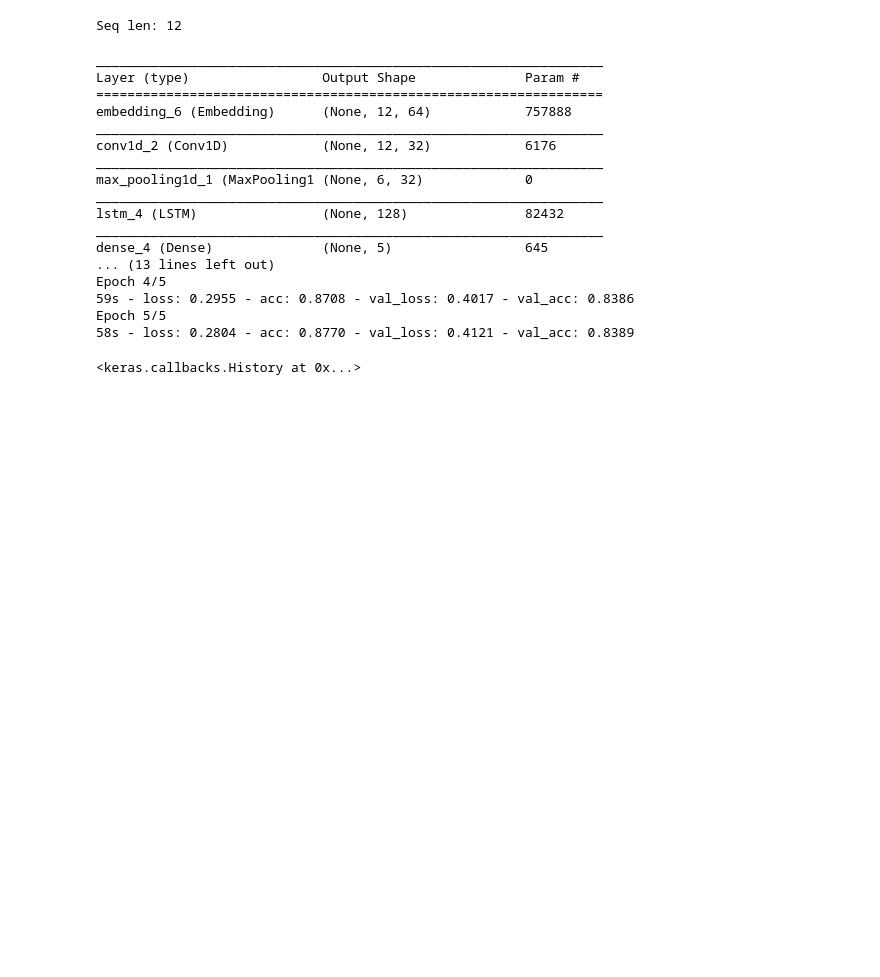
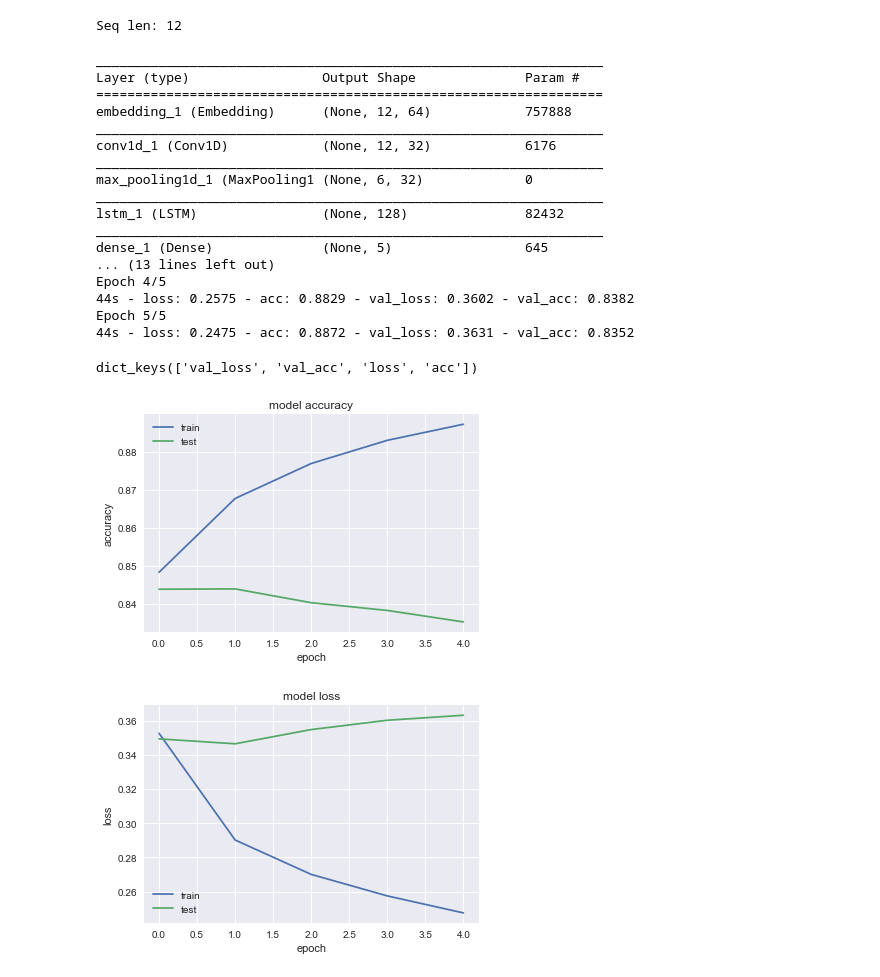
Before and after one commit to paulaceccon/ml-playground, a Jupyter notebook: Sentiment Analysis on Movie Reviews.ipynb, the cells around one changed output. Saved outputs shown, nothing was run; the diff lists cells and outputs as text; code cells hidden in the pictures; blank space fills up the shorter version.

```diff
--- a/Sentiment Analysis on Movie Reviews.ipynb
+++ b/Sentiment Analysis on Movie Reviews.ipynb
@@ -229,6 +229,25 @@ Seq len: 12
 X_train = df_train.drop(['Sentiment'], axis=1)
 y_train = df_train['Sentiment']
 X_valid = df_valid
+# %%
+def plot_history(history):
+    # list all data in history
+    print(history.history.keys())
+    # summarize history for accuracy
+    plt.plot(history.history['acc'])
+    plt.plot(history.history['val_acc'])
+    plt.title('model accuracy')
+    plt.ylabel('accuracy')
+    plt.xlabel('epoch')
+    plt.legend(['train', 'test'], loc='best')
+    plt.show()
+    # summarize history for loss
+    plt.plot(history.history['loss'])
+    plt.plot(history.history['val_loss'])
+    plt.title('model loss')
+    plt.ylabel('loss')
+    plt.xlabel('epoch')
+    plt.legend(['train', 'test'], loc='best')
 # %%
 from keras.preprocessing import sequence
 from keras.utils.np_utils import to_categorical
@@ -246,30 +265,37 @@ model = Sequential()
 model.add(Embedding(len(dictionary), embedding_vector_length, input_length=seq_len))
 model.add(Conv1D(filters=32, kernel_size=3, padding='same', activation='relu'))
 model.add(MaxPooling1D(pool_size=2))
-model.add(LSTM(128, recurrent_dropout=0.2))
-model.add(Dense(num_labels))
+model.add(LSTM(128, dropout=0.2, recurrent_dropout=0.2))
+model.add(Dense(num_labels, activation='sigmoid'))
 model.compile(loss='binary_crossentropy', optimizer='adam', metrics=['accuracy'])
+
 print(model.summary())
-model.fit(X_train, y_train, epochs=5, batch_size=64, verbose=2, validation_split=0.33)
+
+hist = model.fit(X_train, y_train, epochs=5, batch_size=64, verbose=2, validation_split=0.33)
 # %% [output]
 _________________________________________________________________
 Layer (type)                 Output Shape              Param #
 =================================================================
-embedding_6 (Embedding)      (None, 12, 64)            757888
+embedding_1 (Embedding)      (None, 12, 64)            757888
 _________________________________________________________________
-conv1d_2 (Conv1D)            (None, 12, 32)            6176
+conv1d_1 (Conv1D)            (None, 12, 32)            6176
 _________________________________________________________________
 max_pooling1d_1 (MaxPooling1 (None, 6, 32)             0
 _________________________________________________________________
-lstm_4 (LSTM)                (None, 128)               82432
+lstm_1 (LSTM)                (None, 128)               82432
 _________________________________________________________________
-dense_4 (Dense)              (None, 5)                 645
+dense_1 (Dense)              (None, 5)                 645
 ... (13 lines left out)
 Epoch 4/5
-59s - loss: 0.2955 - acc: 0.8708 - val_loss: 0.4017 - val_acc: 0.8386
+44s - loss: 0.2575 - acc: 0.8829 - val_loss: 0.3602 - val_acc: 0.8382
 Epoch 5/5
-58s - loss: 0.2804 - acc: 0.8770 - val_loss: 0.4121 - val_acc: 0.8389
+44s - loss: 0.2475 - acc: 0.8872 - val_loss: 0.3631 - val_acc: 0.8352
-<keras.callbacks.History at 0x...>
+# %%
+plot_history(hist)
+# %% [output]
+dict_keys(['val_loss', 'val_acc', 'loss', 'acc'])
+[figure, added]
+[figure, added]
 # %%
 y_pred = model.predict_classes(X_valid)
 # %%
```
